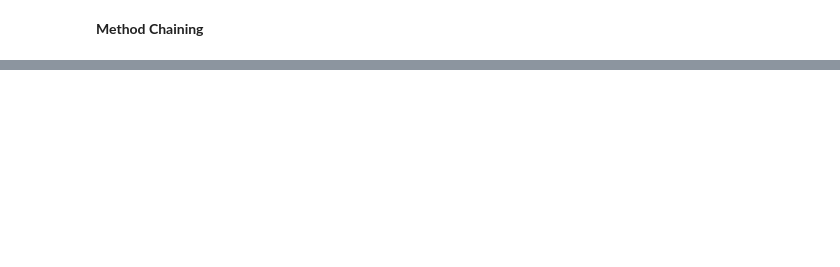
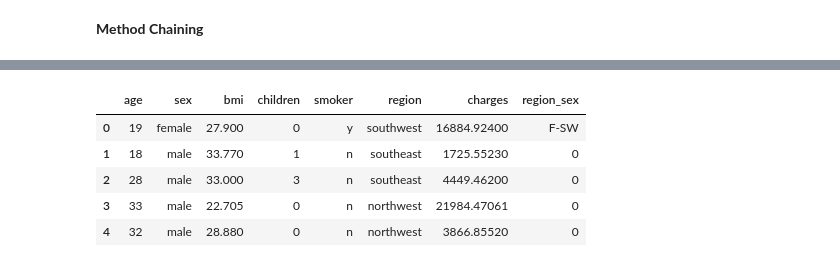
Before and after one commit to ubco-W2022T2-data301/project-group-group40, a Jupyter notebook: analysis/analysis2.ipynb, the cells around one changed output, grey strips where cells are left out. Drawn from its saved outputs; the diff is of its cells as text; code cells hidden in the pictures; blank space fills up the shorter version.

```diff
--- a/analysis/analysis2.ipynb
+++ b/analysis/analysis2.ipynb
@@ -136,57 +223,16 @@ print(df)
 # %% [markdown]
 **Method Chaining**
 # %%
-import pandas as pd
+df = (pd.read_csv('../data/raw/Medical_Cost.csv')
+      .drop_duplicates()
+      .dropna()
+      .assign(smoker=lambda x: x['smoker'].map({'yes': 'y', 'no': 'n'}))
+      .assign(region_sex=lambda x: x.apply(
+          lambda row: region_sex_map.get((row['smoker'], row['region'], row['sex']), 0), axis=1))
+      .drop_duplicates()
+      .dropna()
+     )
 
-def load_and_process(file):
-
-    def s(row):
-        if row['smoker'] == 'y':
-            if row['region'] == 'northwest':
-                if row['sex'] == 'male':
-                    return 'M-NW'
-                else:
-                    return 'F-NW'
-            elif row['region'] == 'northeast':
-                if row['sex'] == 'male':
-                    return 'M-NE'
-                else:
-                    return 'F-NE'
-            elif row['region'] == 'southwest':
-                if row['sex'] == 'male':
-                    return 'M-SW'
-                else:
-                    return 'F-SW'
-            elif row['region'] == 'southeast':
-                if row['sex'] == 'male':
-                    return 'M-SE'
-                else:
-                    return 'F-SE'
-        else:
-            return 0
-
-    df = (
-        pd.read_csv(file)
-          .drop(['children'], axis=1)
-    )
-
-    df= (
-        df.drop_duplicates()
-          .dropna()
-    )
-
-    df=(df.
-          assign(smoker=lambda x: x['smoker'].map({'yes': 'y', 'no': 'n'}))
-          .assign(region_sex=lambda x: x.apply(s, axis=1))
-         )
-
-
-
-
-    return df
-
-file = '../data/raw/Medical_Cost.csv'
-df = load_and_process(file)
-print(f"The dataset after data cleaning: {df.shape[0]} rows, {df.shape[1]} columns")
-print(df)
+print(f"The processed dataset: {df.shape[0]} rows, {df.shape[1]} columns")
+df.head()
 # %% [output]
@@ -207,0 +240,6 @@ The dataset after data cleaning: 1337 rows, 7 columns
+|  | age | sex | bmi | children | smoker | region | charges | region_sex |
+| 0 | 19 | female | 27.900 | 0 | y | southwest | 16884.92400 | F-SW |
+| 1 | 18 | male | 33.770 | 1 | n | southeast | 1725.55230 | 0 |
+| 2 | 28 | male | 33.000 | 3 | n | southeast | 4449.46200 | 0 |
+| 3 | 33 | male | 22.705 | 0 | n | northwest | 21984.47061 | 0 |
+| 4 | 32 | male | 28.880 | 0 | n | northwest | 3866.85520 | 0 |
```
Also changed, not shown: parts of 6 cells of this notebook, 4 other files.
